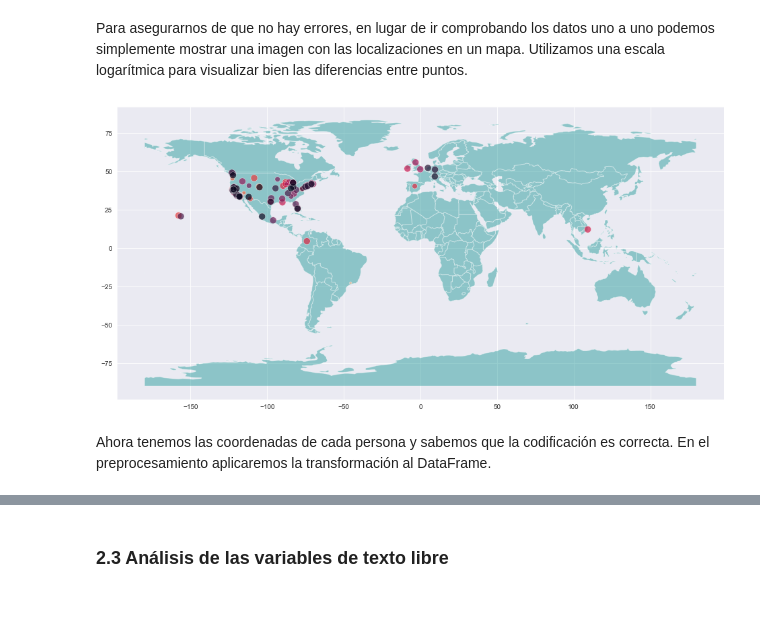
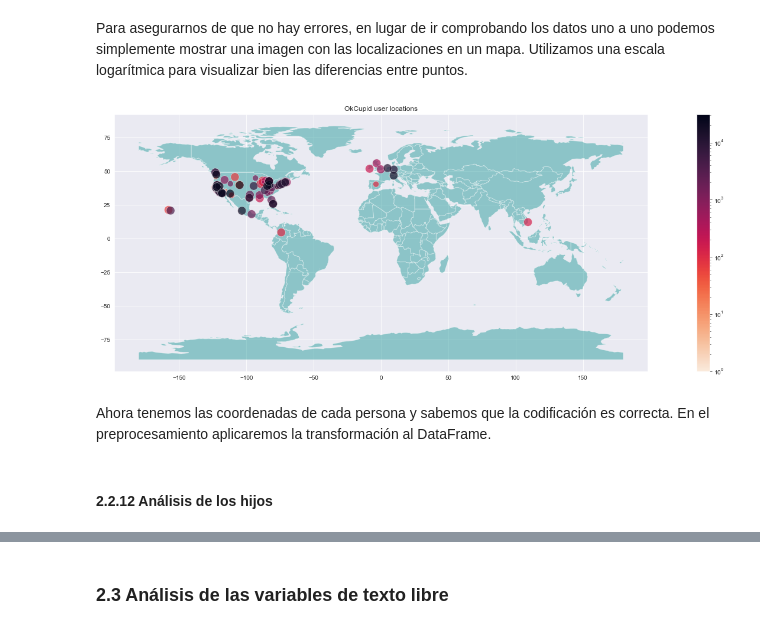
Before and after one commit to dietrujillo/ml_lab, a Jupyter notebook: lab3/notebooks/lab3.ipynb, the cells around one changed output, grey strips where cells are left out. Drawn from its saved outputs; the diff is of its cells as text; code cells hidden in the pictures; blank space fills up the shorter version.

```diff
--- a/lab3/notebooks/lab3.ipynb
+++ b/lab3/notebooks/lab3.ipynb
@@ -490,12 +491,12 @@ def get_coordinates(loc):
     geocode = geolocator.geocode(f"{city} {state}")
     return Coordinates(geocode.latitude, geocode.longitude)
 
-coordinates_dict = {}
+COORDINATES_DICT = {}
 for location in df["location"].unique():
-    coordinates_dict[location] = get_coordinates(location)
+    COORDINATES_DICT[location] = get_coordinates(location)
 
 for location in df["location"].unique()[:5]:
-    print(location, coordinates_dict[location].latitude, coordinates_dict[location].longitude)
+    print(location, COORDINATES_DICT[location].latitude, COORDINATES_DICT[location].longitude)
 # %% [output]
 south san francisco, california 37.6535403 -122.4168664
 oakland, california 37.8044557 -122.2713563
@@ -505,18 +506,25 @@ belvedere tiburon, california 37.8771208 -122.4616696
 # %% [markdown]
 Para asegurarnos de que no hay errores, en lugar de ir comprobando los datos uno a uno podemos simplemente mostrar una imagen con las localizaciones en un mapa. Utilizamos una escala logarítmica para visualizar bien las diferencias entre puntos.
 # %%
-geometry = [shapely.geometry.Point(lon, lat) for lat, lon in coordinates_dict.values()]
+geometry = [shapely.geometry.Point(lon, lat) for lat, lon in COORDINATES_DICT.values()]
+world = gpd.read_file(gpd.datasets.get_path("naturalearth_lowres"))
 
-locations = gpd.GeoDataFrame({"location": coordinates_dict.keys()}, geometry=geometry)
+locations = gpd.GeoDataFrame({"location": COORDINATES_DICT.keys()}, geometry=geometry)
 counts = df["location"].value_counts()
-locations["count"] = [counts.loc[x] for x in coordinates_dict.keys()]
+locations["count"] = [counts.loc[x] for x in COORDINATES_DICT.keys()]
 
 fig, ax = plt.subplots(figsize=(30, 8))
+ax.set_title("OkCupid user locations")
 world.plot(ax=ax, color="darkcyan", alpha=0.4)
-scale = (np.log(locations["count"]) + 1) * 50
-locations.plot(ax=ax, alpha=0.7, edgecolor="white", linewidth=0.5, markersize=5000/scale, c=scale, cmap="rocket_r")
+scale = locations["count"]
+locations.plot(ax=ax, alpha=0.7, edgecolor="white", linewidth=0.5, markersize=200/scale, c=scale, cmap="rocket_r")
+mappable = ScalarMappable(cmap="rocket_r", norm=LogNorm())
+mappable.set_array(scale.to_numpy())
+plt.colorbar(mappable=mappable, ax=ax)
 plt.show()
 # %% [output]
-[figure, old version]
+[figure, new version]
 # %% [markdown]
 Ahora tenemos las coordenadas de cada persona y sabemos que la codificación es correcta. En el preprocesamiento aplicaremos la transformación al DataFrame.
+# %% [markdown]
+#### 2.2.12 Análisis de los hijos
```
Also changed, not shown: parts of 40 cells of this notebook.
